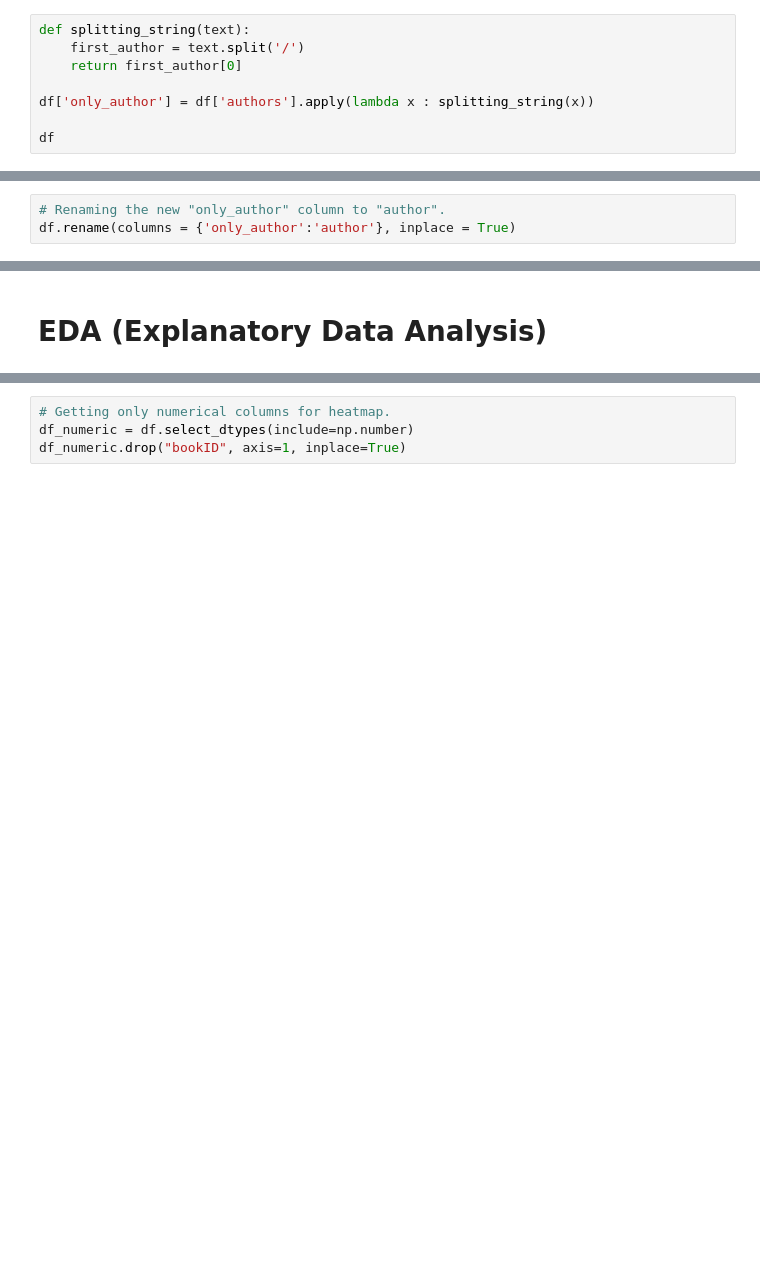
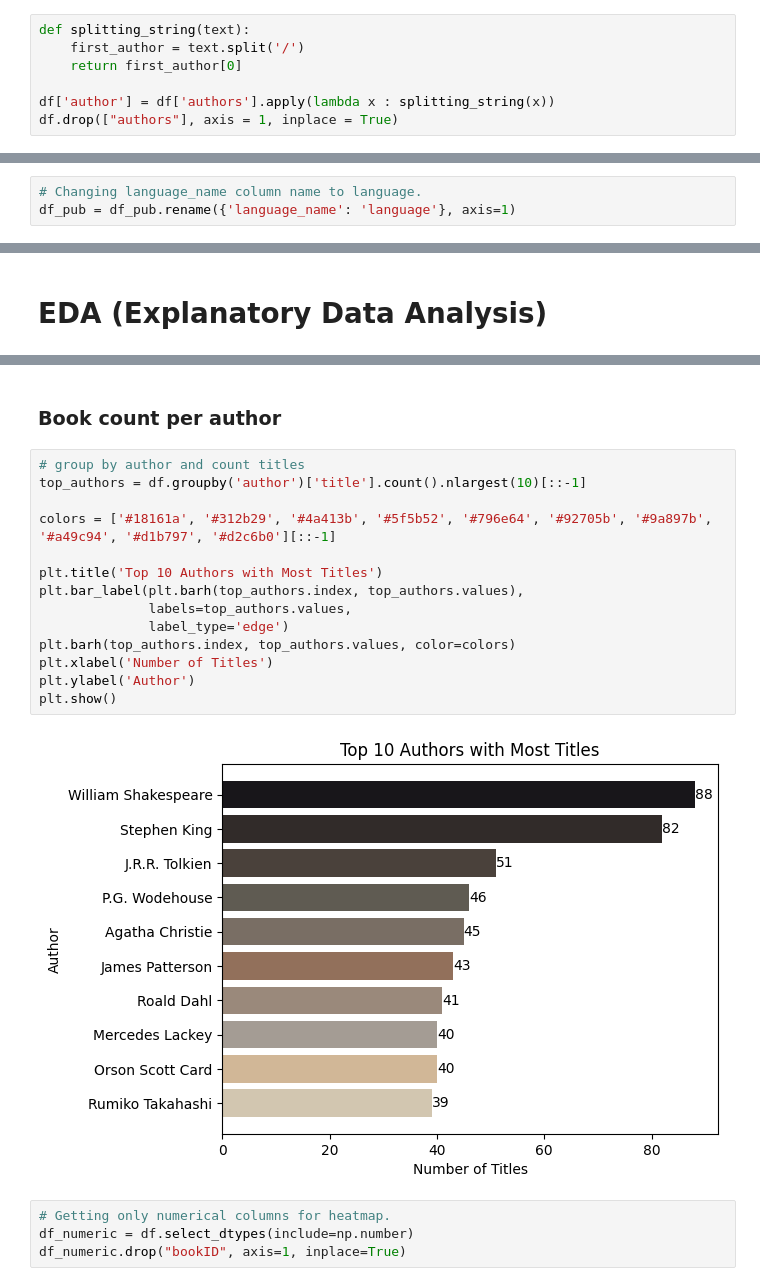
Before and after one commit to berkayersoy/Project6_Books, a Jupyter notebook: books_project.ipynb, the cells around one changed output, grey strips where cells are left out. Cells and saved outputs as stored; diff of their text form; blank space fills up the shorter version.

```diff
--- a/books_project.ipynb
+++ b/books_project.ipynb
@@ -336,6 +233,5 @@ def splitting_string(text):
     first_author = text.split('/')
     return first_author[0]
 
-df['only_author'] = df['authors'].apply(lambda x : splitting_string(x))
-
-df
+df['author'] = df['authors'].apply(lambda x : splitting_string(x))
+df.drop(["authors"], axis = 1, inplace = True)
@@ -392,6 +252,3 @@ df.head()
-# %%
-# Renaming the new "only_author" column to "author".
-df.rename(columns = {'only_author':'author'}, inplace = True)
 # %%
 # Convert the 'bookID' column to strings and apply the mapping
 df['genre'] = df['bookID'].astype(str).map(final_genres_dictionary)
@@ -494,3 +350,6 @@ filtered_df["publisher"].value_counts()
 # %% [output]
 Back Bay Books    41
 Name: publisher, dtype: int64
+# %%
+# Changing language_name column name to language.
+df_pub = df_pub.rename({'language_name': 'language'}, axis=1)
@@ -512,6 +390,24 @@ df.head(10)
 | 7 | 12 | The Ultimate Hitchhiker's Guide: ... | 4.38 | 815 | 3628 | 254 | 2005-11-01 | ... |
 | 8 | 13 | The Ultimate Hitchhiker's Guide t... | 4.38 | 815 | 249558 | 4080 | 2002-04-30 | ... |
 | 9 | 14 | The Hitchhiker's Guide to the Gal... | 4.22 | 215 | 4930 | 460 | 2004-08-03 | ... |
+# %% [markdown]
+### Book count per author
+# %%
+# group by author and count titles
+top_authors = df.groupby('author')['title'].count().nlargest(10)[::-1]
+
+colors = ['#18161a', '#312b29', '#4a413b', '#5f5b52', '#796e64', '#92705b', '#9a897b', '#a49c94', '#d1b797', '#d2c6b0'][::-1]
+
+plt.title('Top 10 Authors with Most Titles')
+plt.bar_label(plt.barh(top_authors.index, top_authors.values),
+              labels=top_authors.values,
+              label_type='edge')
+plt.barh(top_authors.index, top_authors.values, color=colors)
+plt.xlabel('Number of Titles')
+plt.ylabel('Author')
+plt.show()
+# %% [output]
+[figure, added]
 # %%
 # Getting only numerical columns for heatmap.
 df_numeric = df.select_dtypes(include=np.number)
```
Also changed, not shown: parts of 35 cells of this notebook, 14 other files.
